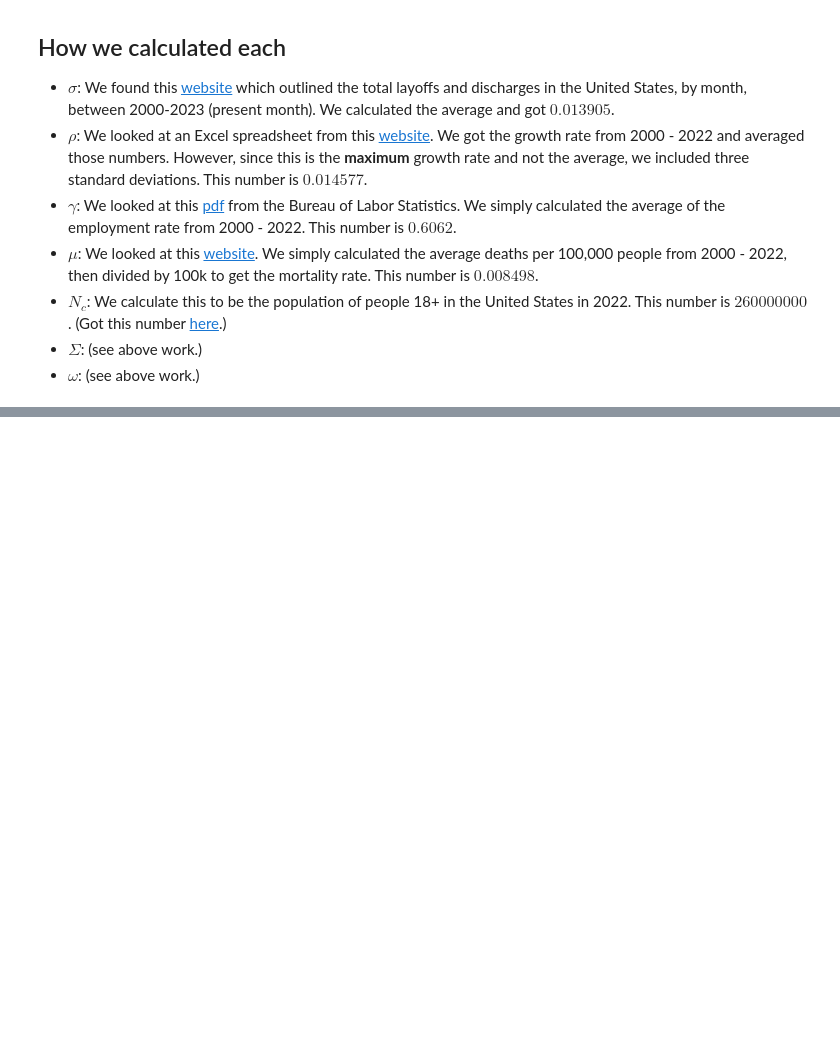
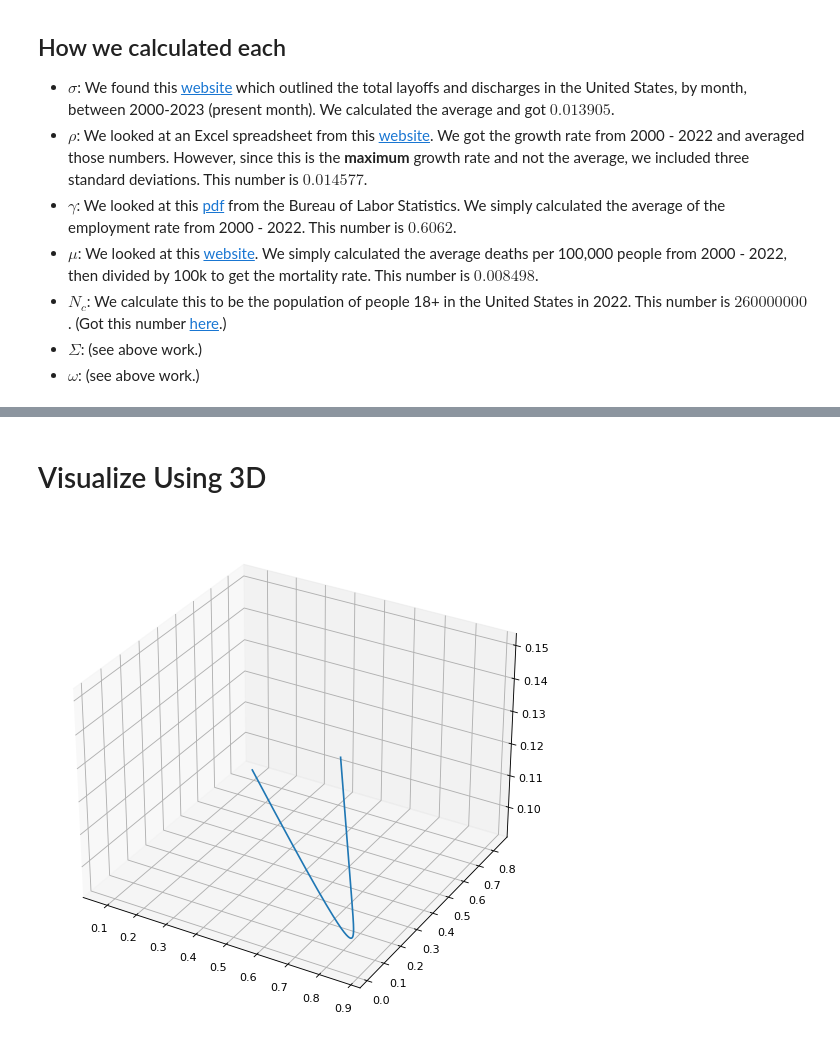
Before and after one commit to dylanskinner65/LaborEconomyDynamics, a Jupyter notebook: diff_eq_build.ipynb, the cells around one changed output, grey strips where cells are left out. Drawn from its saved outputs; the diff is of its cells as text; code cells hidden in the pictures; blank space fills up the shorter version.

```diff
--- a/diff_eq_build.ipynb
+++ b/diff_eq_build.ipynb
@@ -271,0 +285,11 @@ plt.show()
+# %% [markdown]
+<h1>Visualize Using 3D</h1>
+# %%
+y0 = [18e6, 200e6, 22e6]
+solution = solve_ivp(f, t_span=(0, 60), y0=y0, t_eval=t, max_step=0.001, args=(sigma, rho, tau, gamma, mu, N_c, Sigma, omega))
+fig = plt.figure(figsize=(25,8),dpi=80)
+ax = fig.add_subplot(1,1,1, projection='3d')
+ax.plot(solution.y[0,:]/sum_people, solution.y[1,:]/sum_people, solution.y[2,:]/sum_people)
+plt.show()
+# %% [output]
+[figure, added]
```
Also changed, not shown: parts of 7 cells of this notebook.
